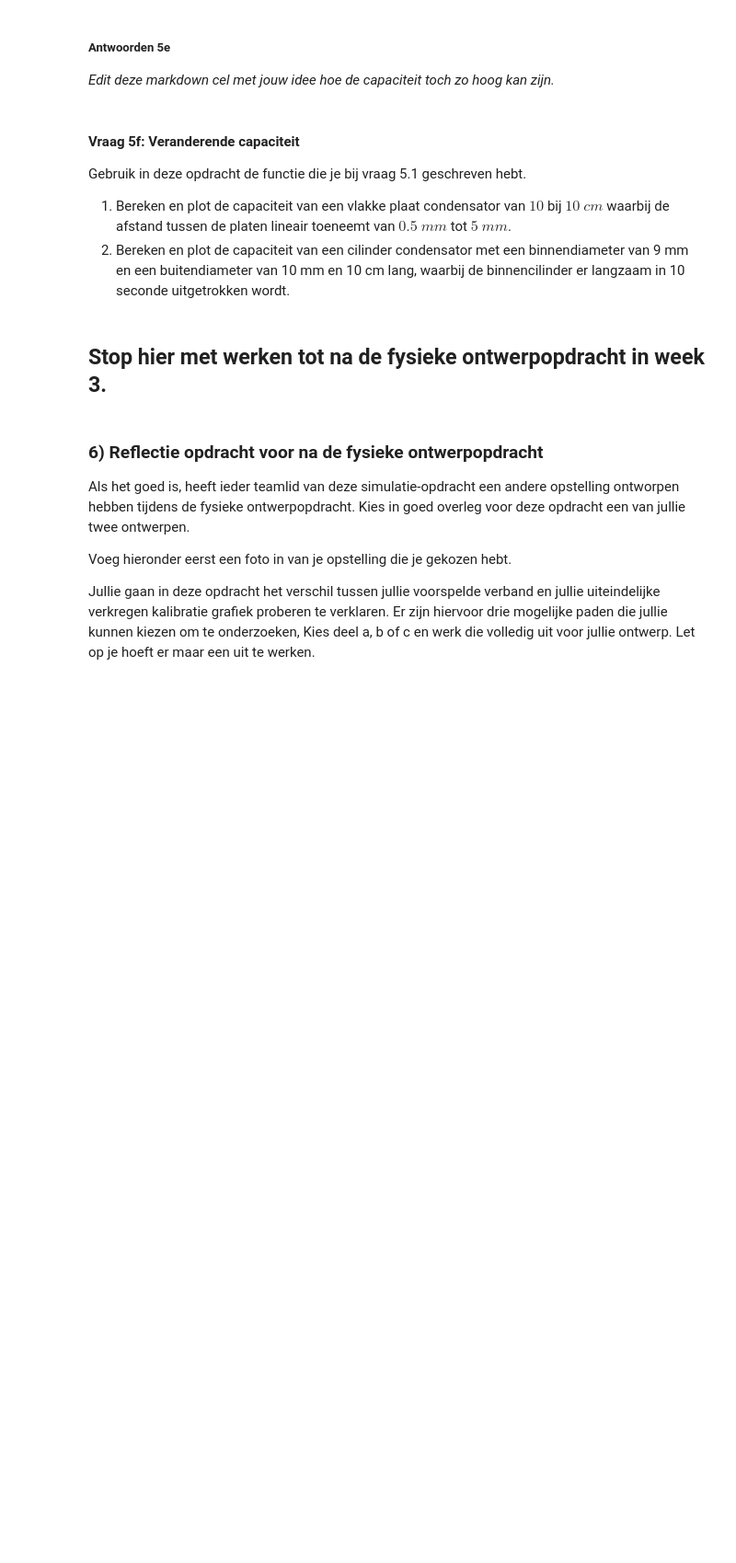
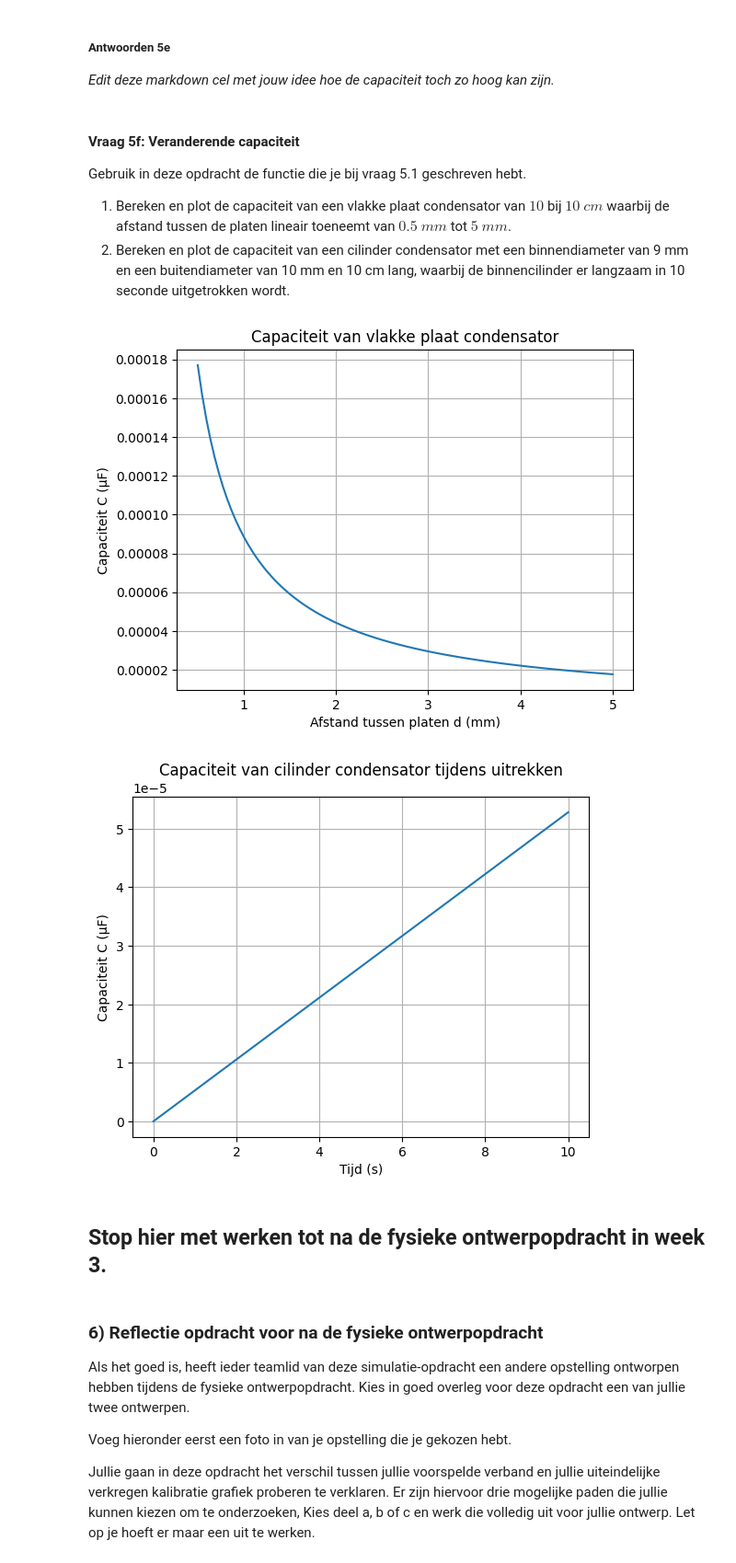
Before and after one commit to sdwijnands/opdrachten-DEF-D, a Jupyter notebook: DigitaleOntwerpopdrachten/1CondensatorOpdracht/CondensatorOntwerpopdracht.ipynb, the cells around one changed output. Shown at 92% size. Drawn from its saved outputs; the diff is of its cells as text; code cells hidden in the pictures; blank space fills up the shorter version.

```diff
--- a/DigitaleOntwerpopdrachten/1CondensatorOpdracht/CondensatorOntwerpopdracht.ipynb
+++ b/DigitaleOntwerpopdrachten/1CondensatorOpdracht/CondensatorOntwerpopdracht.ipynb
@@ -582,6 +618,22 @@ Stel dat we een vierkante plaat condensator hebben van 1 $\micro F$.
 # %% [markdown]
 ##### Figure: 5.1 Een 1 microfarad condensator.
 # %%
+def vlakkeplaat(A,e,d):
+    C = epsilon0*e*(A/d)
+    return C
+
+def cilinder(L,e,a,b):
+    C = (2*np.pi*epsilon0*e*L)/(np.log(b/a))
+    return  C
 ###
 ###Jouw code hier###
 ###
+b=6*10**-3
+a=5*10**-3
+C=1*10**-6
+L= C*np.log(b/a)/(2*np.pi*epsilon0)
+print(L)
+A=(6*10**-3)**2
+d=0.5*10**-3
+L=C*d/(epsilon0)/A
+print(L)
@@ -627,9 +700,47 @@ Gebruik in deze opdracht de functie die je bij vraag 5.1 geschreven hebt.
 1. Bereken en plot de capaciteit van een vlakke plaat condensator van $10$ bij $10$ $cm$ waarbij de afstand tussen de platen lineair toeneemt van $0.5$ $mm$ tot $5$ $mm$.
 2. Bereken en plot de capaciteit van een cilinder condensator met een binnendiameter van 9 mm en een buitendiameter van 10 mm en 10 cm lang, waarbij de binnencilinder er langzaam in 10 seconde uitgetrokken wordt.
 # %%
-###
-###Jouw code hier###
-###
+import numpy as np
+import matplotlib.pyplot as plt
+
+epsilon0 = 8.854e-12
+epsilon_r_air = 1
+epsilon = epsilon0 * epsilon_r_air
+
+# 1) Vlakke plaat
+A_plate = 0.1 * 0.1  # m^2
+d_min = 0.0005  # 0.5 mm
+d_max = 0.005   # 5 mm
+d_values = np.linspace(d_min, d_max, 100)
+C_plate_values = vlakkeplaat(A_plate, epsilon_r_air, d_values)
+
+plt.figure()
+plt.plot(d_values*1000, C_plate_values*1e6)  # d in mm, C in µF
+plt.xlabel("Afstand tussen platen d (mm)")
+plt.ylabel("Capaciteit C (µF)")
+plt.title("Capaciteit van vlakke plaat condensator")
+plt.grid()
+plt.show()
+
+# 2) Cilinder condensator
+a = 0.0045
+b = 0.005
+L_total = 0.1  # m
+t_total = 10  # s
+time = np.linspace(0, t_total, 100)
+L_values = L_total * time / t_total  # lineair uitrekken van 0 → L_total
+C_cyl_values = cilinder(L_values, epsilon_r_air, a, b)
+
+plt.figure()
+plt.plot(time, C_cyl_values*1e6)  # C in µF
+plt.xlabel("Tijd (s)")
+plt.ylabel("Capaciteit C (µF)")
+plt.title("Capaciteit van cilinder condensator tijdens uitrekken")
+plt.grid()
+plt.show()
+# %% [output]
+[figure, added]
+[figure, added]
 # %% [markdown]
 ## Stop hier met werken tot na de fysieke ontwerpopdracht in week 3.
 # %% [markdown]
```
Also changed, not shown: parts of 10 cells of this notebook.
